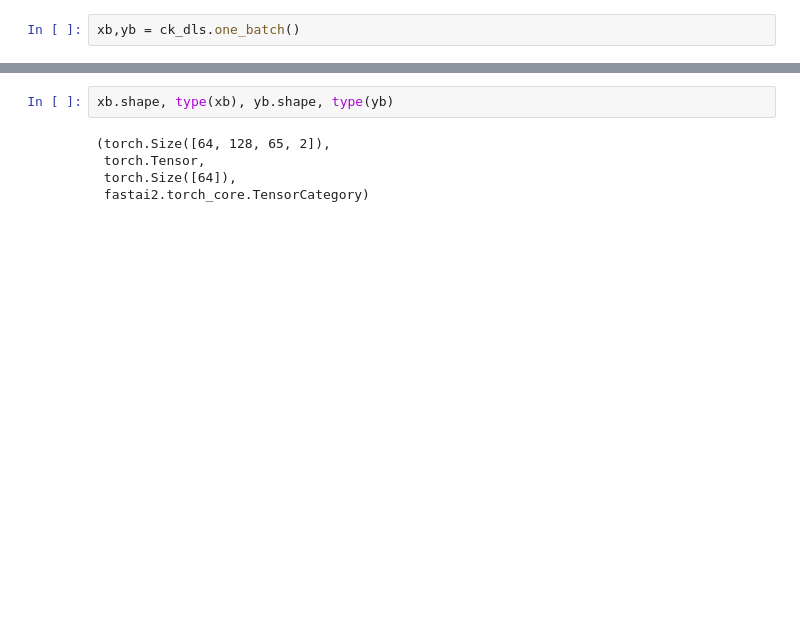
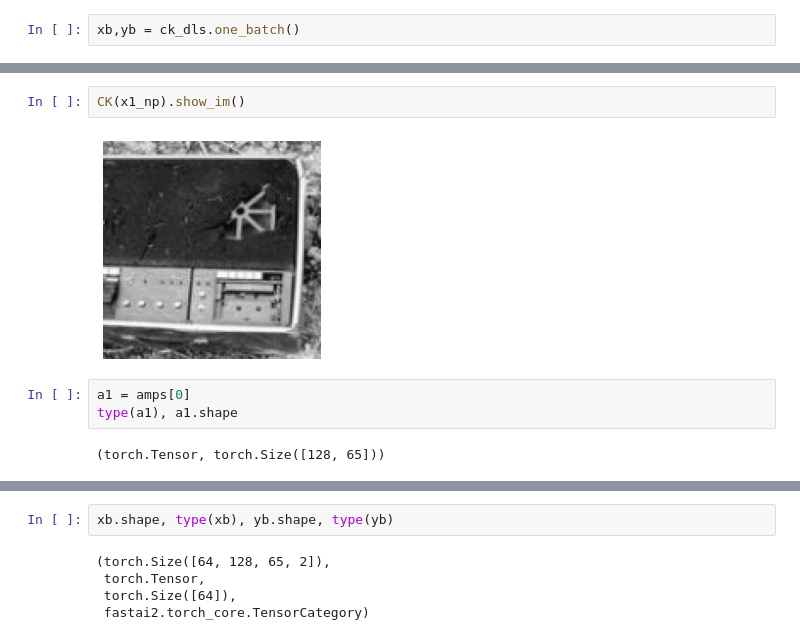
Before and after one commit to RGologorsky/fastmri, a Jupyter notebook: 01_kspace_learner.ipynb, the cells around one changed output, grey strips where cells are left out. Cells and saved outputs as stored; diff of their text form; blank space fills up the shorter version.

```diff
--- a/01_kspace_learner.ipynb
+++ b/01_kspace_learner.ipynb
@@ -393,0 +463,9 @@ xb,yb = ck_dls.one_batch()
+# %%
+CK(x1_np).show_im()
+# %% [output]
+[figure, added]
+# %%
+a1 = amps[0]
+type(a1), a1.shape
+# %% [output]
+(torch.Tensor, torch.Size([128, 65]))
```
Also changed, not shown: parts of 57 cells of this notebook.
